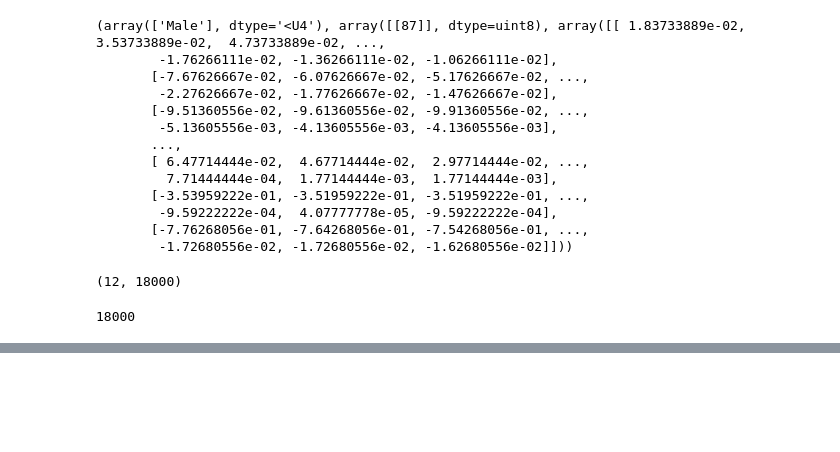
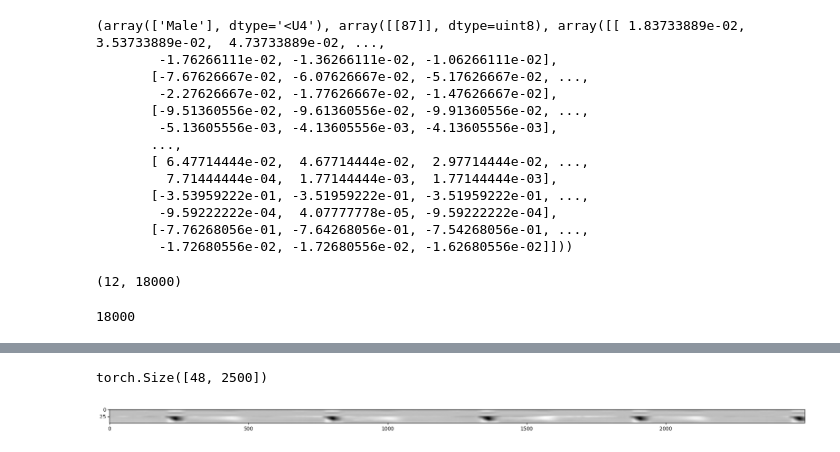
Before and after one commit to ScaleMind-C9308A/HeartResearch, a Jupyter notebook: Data Exploration/explore.ipynb, the cells around one changed output, grey strips where cells are left out. Saved outputs shown, nothing was run; the diff lists cells and outputs as text; code cells hidden in the pictures; blank space fills up the shorter version.

```diff
--- a/Data Exploration/explore.ipynb
+++ b/Data Exploration/explore.ipynb
@@ -110,0 +116,18 @@ for i in range(11):
+# %%
+## Grayscale
+data = scipy.io.loadmat("/media/mountHDD2/khoibaocon/alldata/A0011.mat")['ECG'][0][0][2]
+clip_data = data[:, 500:2500]
+clip_data = torch.tensor(clip_data, dtype=torch.float32)
+normalized_data = (clip_data - clip_data.min()) / (clip_data.max() - clip_data.min())
+grayscale_images = (normalized_data * 255)
+grayscale_images = grayscale_images.unsqueeze(0).unsqueeze(0) # (1, 1, h, w)
+resized_images = F.interpolate(grayscale_images, size=(12*4,2500), mode='bilinear', align_corners=True)
+resized_images = resized_images.squeeze(0).squeeze(0)
+print(resized_images.shape)
+torch_data = resized_images.unsqueeze(0).repeat(3, 1, 1)
+plt.figure(figsize=(25, 25))
+plt.imshow(resized_images, cmap='gray', vmin=0, vmax=255)
+plt.show()
+# %% [output]
+torch.Size([48, 2500])
+[figure, added]
```
Also changed, not shown: parts of 3 cells of this notebook, 15 other files.
